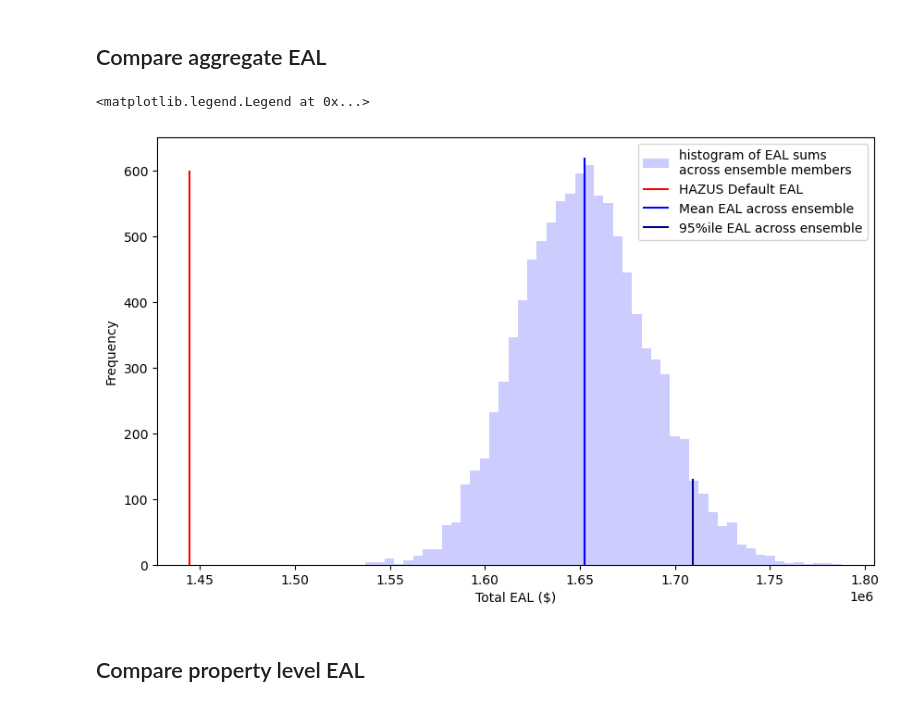
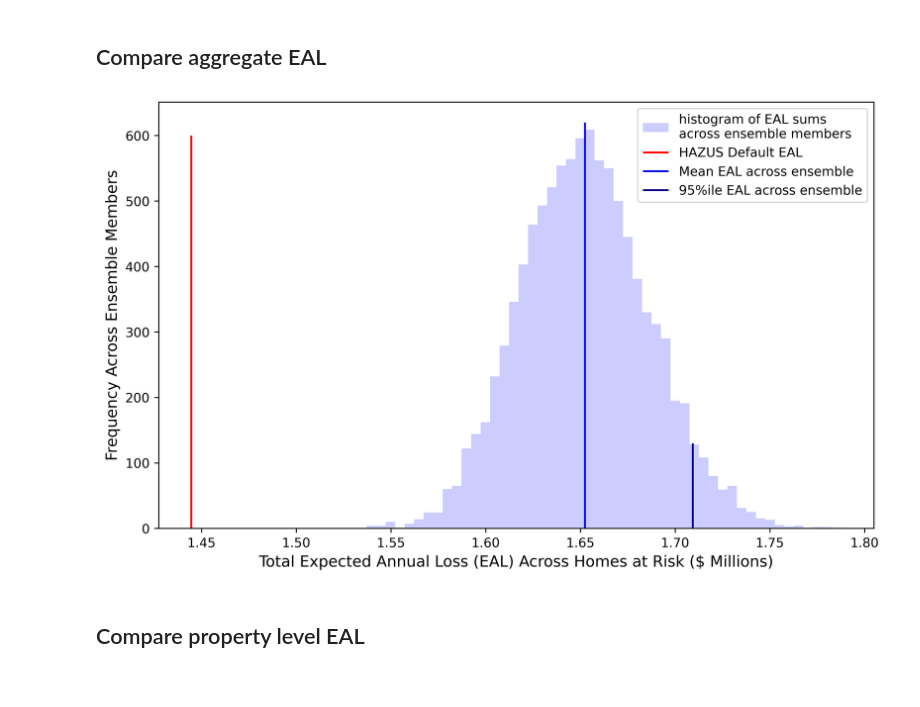
Before and after one commit to abpoll/unsafe, a Jupyter notebook: workflow/notebooks/assess_ensemble.ipynb, the cells around one changed output. Drawn from its saved outputs; the diff is of its cells as text; code cells hidden in the pictures.

```diff
--- a/workflow/notebooks/assess_ensemble.ipynb
+++ b/workflow/notebooks/assess_ensemble.ipynb
@@ -18,7 +21,7 @@ import matplotlib.pyplot as plt
 
 # Get the absolute path to the project directory
 # Which is one directory above notebooks/
-ABS_DIR = os.path.abspath(Path(os.getcwd()).parents[0])
+ABS_DIR = os.path.abspath(Path(os.getcwd()).parents[1])
 # Get raw data directory
 FR = join(ABS_DIR, 'data', 'raw')
 # Get interim data directory
@@ -40,18 +43,25 @@ def_df = pd.read_parquet(join(FP, 'default.pqt'))
 # %%
 # Plot of the pdf of summed EAL within each SOW against the
 # single value from default method
-ens_sums = ens_df.groupby(['sow_ind'])['eal'].sum()
-fig, ax = plt.subplots(figsize=(10, 6))
+ens_sums = ens_df.groupby(['sow_ind'])['eal'].sum()/1e6
+fig, ax = plt.subplots(figsize=(10, 6),
+                       dpi=600)
 ens_sums.plot(kind='hist', ax=ax, color='blue', bins=50, alpha=.2,
               label='histogram of EAL sums\nacross ensemble members')
-ax.vlines(def_df['eal'].sum(), 0, 600, color='red', label='HAZUS Default EAL')
+ax.vlines(def_df['eal'].sum()/1e6, 0, 600, color='red', label='HAZUS Default EAL')
 ax.vlines(ens_sums.mean(), 0, 620, color='blue', label='Mean EAL across ensemble')
 ax.vlines(ens_sums.quantile(.95), 0, 130, color='darkblue', label='95%ile EAL across ensemble')
-ax.set_xlabel('Total EAL ($)')
+ax.set_xlabel('Total Expected Annual Loss (EAL) Across Homes at Risk ($ Millions)', size=12)
+ax.set_ylabel('Frequency Across Ensemble Members', size=12)
 ax.legend(loc='upper right')
+
+
+# Save fig
+fig.savefig('/jumbo/keller-lab/projects/icom/nsi_unc/Figures/benchmark.png',
+            bbox_inches='tight',
+            dpi=600)
 # %% [output]
-<matplotlib.legend.Legend at 0x...>
-[figure, old version]
+[figure, new version]
 # %% [markdown]
 ## Compare property level EAL
 # %%
```
Also changed, not shown: parts of 1 cell of this notebook, 1 other file.
